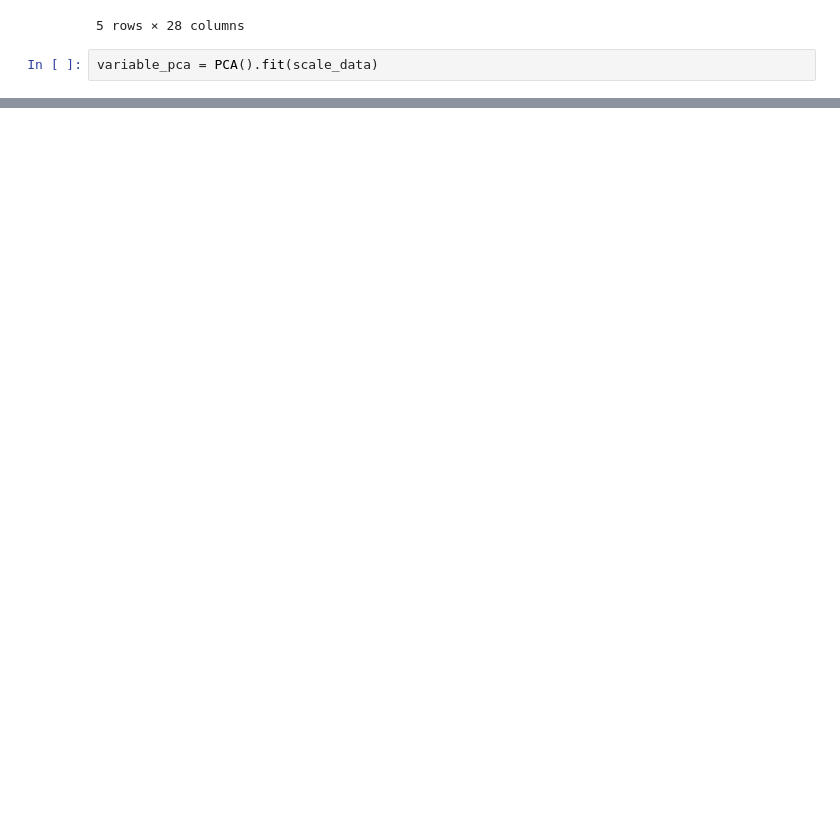
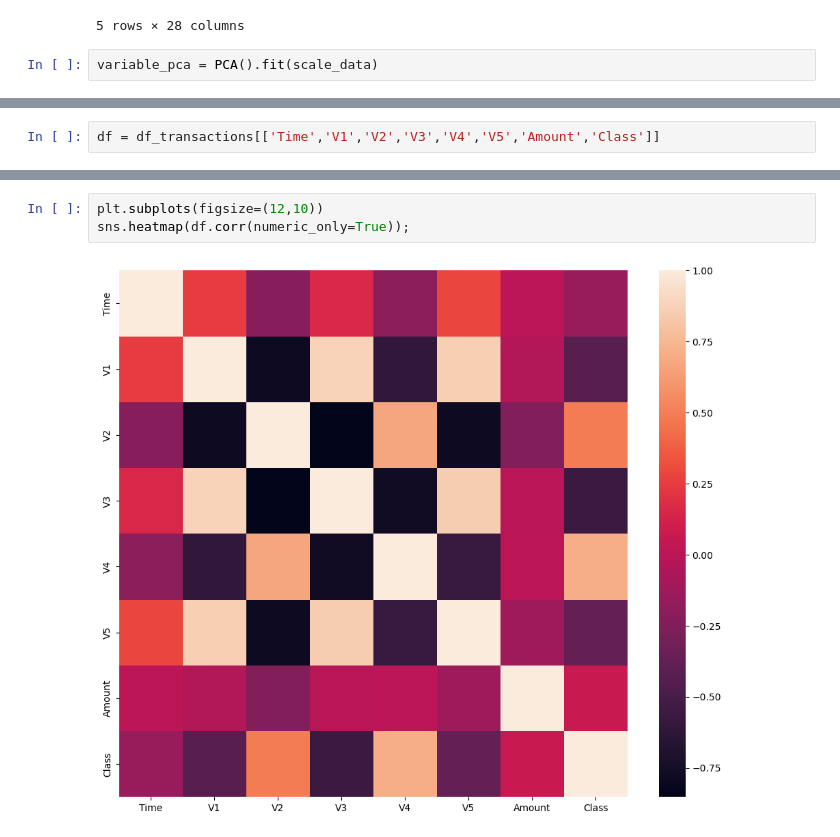
Before and after one commit to Amrutha-Ve/DataScience, a Jupyter notebook: Projects/FradulantTransactions.ipynb, the cells around one changed output, grey strips where cells are left out. Saved outputs shown, nothing was run; the diff lists cells and outputs as text; blank space fills up the shorter version.

```diff
--- a/Projects/FradulantTransactions.ipynb
+++ b/Projects/FradulantTransactions.ipynb
@@ -93,0 +96,2 @@ sns.heatmap(transactions.corr(numeric_only=True));
+# %%
+df = df_transactions[['Time','V1','V2','V3','V4','V5','Amount','Class']]
@@ -93,0 +107,5 @@ sns.heatmap(transactions.corr(numeric_only=True));
+# %%
+plt.subplots(figsize=(12,10))
+sns.heatmap(df.corr(numeric_only=True));
+# %% [output]
+[figure, added]
```
Also changed, not shown: parts of 15 cells of this notebook.
